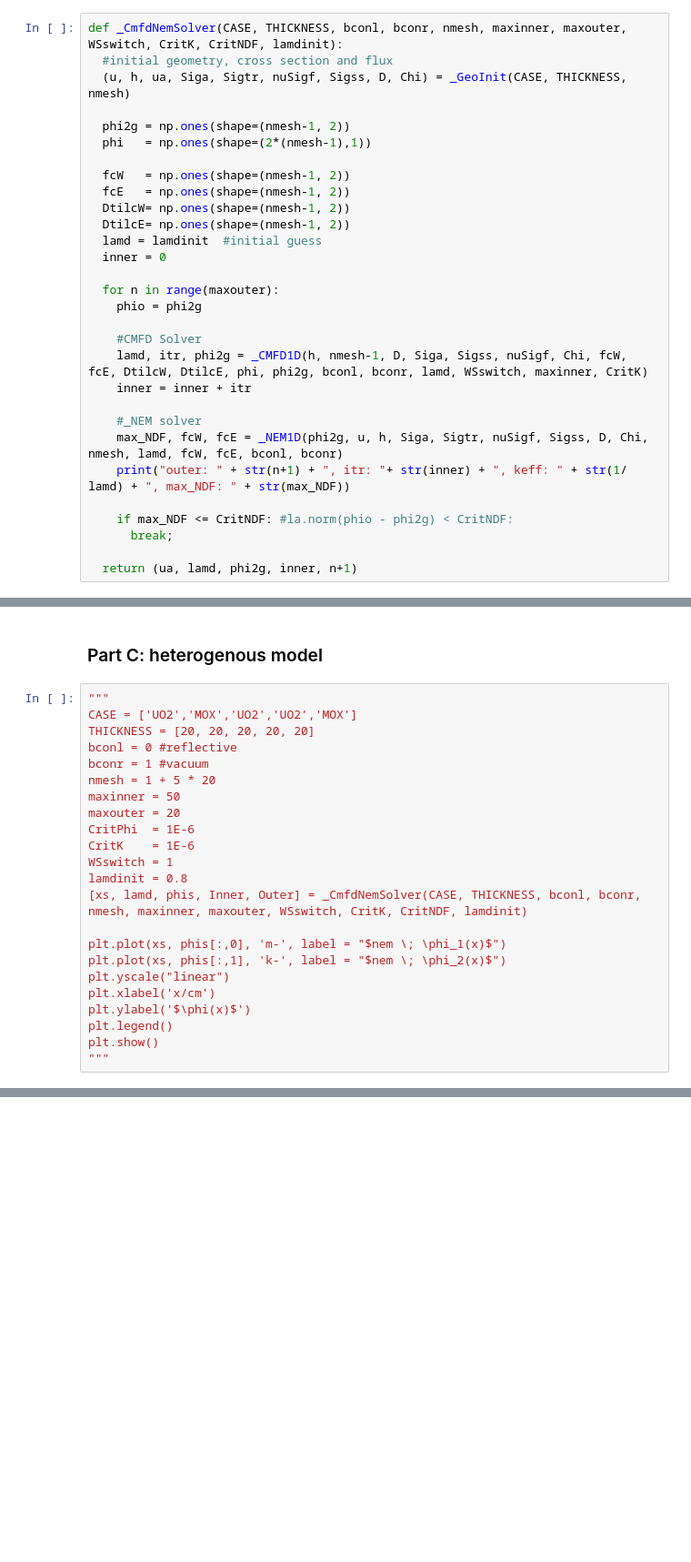
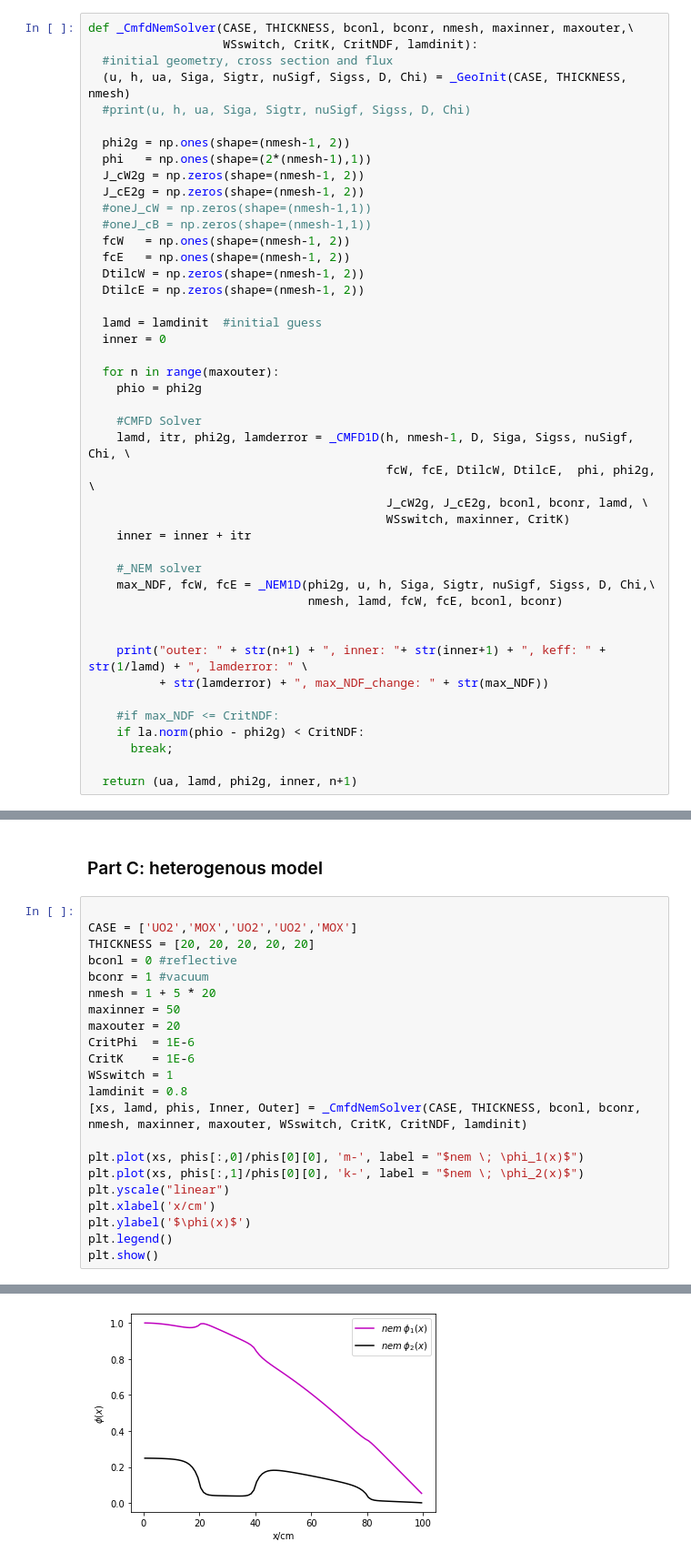
Before and after one commit to sjtao98/NUCL610, a Jupyter notebook: Project2/NUCL610_Project2.ipynb, the cells around one changed output, grey strips where cells are left out. Shown: that part at 91% size. Cells and saved outputs as stored; diff of their text form; blank space fills up the shorter version.

```diff
--- a/Project2/NUCL610_Project2.ipynb
+++ b/Project2/NUCL610_Project2.ipynb
@@ -713,15 +767,21 @@ def _CMFD1D(h, nodenum, D, Siga, Sigss, nuSigf, Chi, fcW, fcE, DtilcW, DtilcE, p
 # %%
-def _CmfdNemSolver(CASE, THICKNESS, bconl, bconr, nmesh, maxinner, maxouter, WSswitch, CritK, CritNDF, lamdinit):
+def _CmfdNemSolver(CASE, THICKNESS, bconl, bconr, nmesh, maxinner, maxouter,\
+                   WSswitch, CritK, CritNDF, lamdinit):
   #initial geometry, cross section and flux
   (u, h, ua, Siga, Sigtr, nuSigf, Sigss, D, Chi) = _GeoInit(CASE, THICKNESS, nmesh)
+  #print(u, h, ua, Siga, Sigtr, nuSigf, Sigss, D, Chi)
 
   phi2g = np.ones(shape=(nmesh-1, 2))
   phi   = np.ones(shape=(2*(nmesh-1),1))
-
+  J_cW2g = np.zeros(shape=(nmesh-1, 2))
+  J_cE2g = np.zeros(shape=(nmesh-1, 2))
+  #oneJ_cW = np.zeros(shape=(nmesh-1,1))
+  #oneJ_cB = np.zeros(shape=(nmesh-1,1))
   fcW   = np.ones(shape=(nmesh-1, 2))
   fcE   = np.ones(shape=(nmesh-1, 2))
-  DtilcW= np.ones(shape=(nmesh-1, 2))
-  DtilcE= np.ones(shape=(nmesh-1, 2))
+  DtilcW = np.zeros(shape=(nmesh-1, 2))
+  DtilcE = np.zeros(shape=(nmesh-1, 2))
+
   lamd = lamdinit  #initial guess
   inner = 0
 
@@ -729,14 +789,22 @@ def _CmfdNemSolver(CASE, THICKNESS, bconl, bconr, nmesh, maxinner, maxouter, WSs
     phio = phi2g
 
     #CMFD Solver
-    lamd, itr, phi2g = _CMFD1D(h, nmesh-1, D, Siga, Sigss, nuSigf, Chi, fcW, fcE, DtilcW, DtilcE, phi, phi2g, bconl, bconr, lamd, WSswitch, maxinner, CritK)
+    lamd, itr, phi2g, lamderror = _CMFD1D(h, nmesh-1, D, Siga, Sigss, nuSigf, Chi, \
+                                          fcW, fcE, DtilcW, DtilcE,  phi, phi2g, \
+                                          J_cW2g, J_cE2g, bconl, bconr, lamd, \
+                                          WSswitch, maxinner, CritK)
     inner = inner + itr
 
     #_NEM solver
-    max_NDF, fcW, fcE = _NEM1D(phi2g, u, h, Siga, Sigtr, nuSigf, Sigss, D, Chi, nmesh, lamd, fcW, fcE, bconl, bconr)
-    print("outer: " + str(n+1) + ", itr: "+ str(inner) + ", keff: " + str(1/ lamd) + ", max_NDF: " + str(max_NDF))
+    max_NDF, fcW, fcE = _NEM1D(phi2g, u, h, Siga, Sigtr, nuSigf, Sigss, D, Chi,\
+                               nmesh, lamd, fcW, fcE, bconl, bconr)
 
-    if max_NDF <= CritNDF: #la.norm(phio - phi2g) < CritNDF:
+
+    print("outer: " + str(n+1) + ", inner: "+ str(inner+1) + ", keff: " + str(1/lamd) + ", lamderror: " \
+          + str(lamderror) + ", max_NDF_change: " + str(max_NDF))
+
+    #if max_NDF <= CritNDF:
+    if la.norm(phio - phi2g) < CritNDF:
       break;
 
   return (ua, lamd, phi2g, inner, n+1)
@@ -825,7 +879,7 @@ plt.show()
 # %% [markdown]
 ### Part C: heterogenous model
 # %%
-"""
+
 CASE = ['UO2','MOX','UO2','UO2','MOX']
 THICKNESS = [20, 20, 20, 20, 20]
 bconl = 0 #reflective
@@ -839,11 +893,11 @@ WSswitch = 1
 lamdinit = 0.8
 [xs, lamd, phis, Inner, Outer] = _CmfdNemSolver(CASE, THICKNESS, bconl, bconr, nmesh, maxinner, maxouter, WSswitch, CritK, CritNDF, lamdinit)
 
-plt.plot(xs, phis[:,0], 'm-', label = "$nem \; \phi_1(x)$")
-plt.plot(xs, phis[:,1], 'k-', label = "$nem \; \phi_2(x)$")
+plt.plot(xs, phis[:,0]/phis[0][0], 'm-', label = "$nem \; \phi_1(x)$")
+plt.plot(xs, phis[:,1]/phis[0][0], 'k-', label = "$nem \; \phi_2(x)$")
 plt.yscale("linear")
 plt.xlabel('x/cm')
 plt.ylabel('$\phi(x)$')
 plt.legend()
 plt.show()
-"""
+# %% [output]
@@ -849,0 +905 @@ plt.show()
+[figure, added]
```
Also changed, not shown: parts of 8 cells of this notebook.
